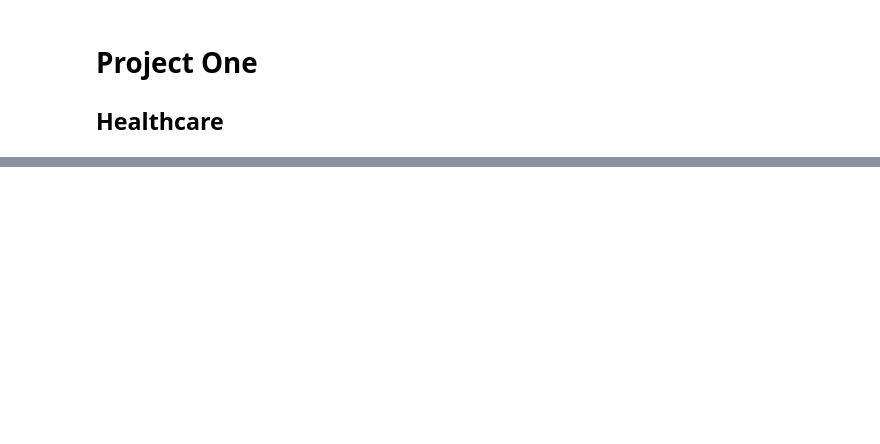
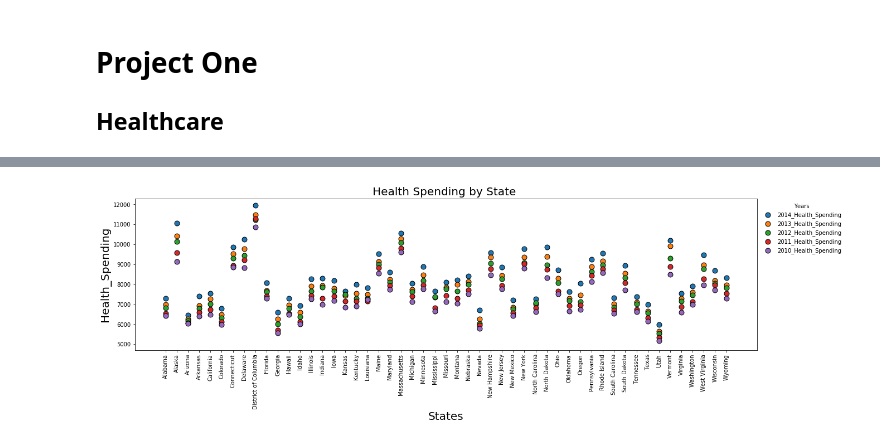
Before and after one commit to imerai/Homework, a Jupyter notebook: Project1/ProjectOne.ipynb, the cells around one changed output, grey strips where cells are left out. Saved outputs shown, nothing was run; the diff lists cells and outputs as text; code cells hidden in the pictures; blank space fills up the shorter version.

Commit message:
Project 1 files

```diff
--- a/Project1/ProjectOne.ipynb
+++ b/Project1/ProjectOne.ipynb
@@ -15,6 +15,6 @@ import plotly.tools as tls
 import plotly.figure_factory as ff
 # %%
 # Read data
-Healthcare = pd.read_excel('C:/Users/VINESH/Desktop/GitLab/nu-class-homework/Project1/US_Healthcare.xls')
+Healthcare = pd.read_excel('C:/Users/VINESH/Desktop/GitLab/nu-class-homework/Project1/US_Healthcare.xlsx')
 Healthcare.head()
 # %% [output]
@@ -21,0 +63,10 @@ FileNotFoundError: [Errno 2] No such file or directory: '../US_Healthcare.xls'
+# %%
+# Make Plotly Heatmap
+
+tls.set_credentials_file(username='bjemison',api_key='PZfb19V86MDeRauUq27F')
+
+scl = [[0.0, 'rgb(242,240,247)'],[0.2, 'rgb(218,218,235)'],[0.4, 'rgb(188,189,220)'],\
+        [0.6, 'rgb(158,154,200)'],[0.8, 'rgb(117,107,177)'],[1.0, 'rgb(84,39,143)']]
+
+Healthcare['text'] = Healthcare['Location'] + '<br>' +\
+    'Healthcare Cost '+['Health_Spending_Average']
@@ -21,0 +108,6 @@ FileNotFoundError: [Errno 2] No such file or directory: '../US_Healthcare.xls'
+# %%
+# Make New Dataframe for Health_spending Data
+
+Health_spending = Healthcare.iloc[0:51, 1:7]
+Health_spending_new = Health_spending.set_index("Location")
+Health_spending_new.head()
@@ -21,0 +122,19 @@ FileNotFoundError: [Errno 2] No such file or directory: '../US_Healthcare.xls'
+# %%
+# Generate the Health Spending Plot by State
+
+plt.figure(figsize=(20,5))
+plt.title('Health Spending by State ', fontsize = 20)
+plt.xlabel('States', fontsize = 20)
+plt.ylabel('Health_Spending', fontsize = 20)
+
+x_axis = np.arange(0, len(Health_spending_new))
+plt.ylim = (0, 12000, 2000)
+tick_locations = [value for value in x_axis]
+plt.xticks(tick_locations, Health_spending_new.index, rotation=90)
+
+[plt.scatter(x_axis, Health_spending_new[group], marker = "o", edgecolors="black", s=80) for group in Health_spending_new]
+
+plt.legend(bbox_to_anchor=(1, 1), frameon=False, title="Years")
+plt.savefig("HealthSpendingbyStats.png", bbox_inches='tight')
+# %% [output]
+[figure, added]
```
Also changed, not shown: parts of 23 cells of this notebook, 17 other files.
